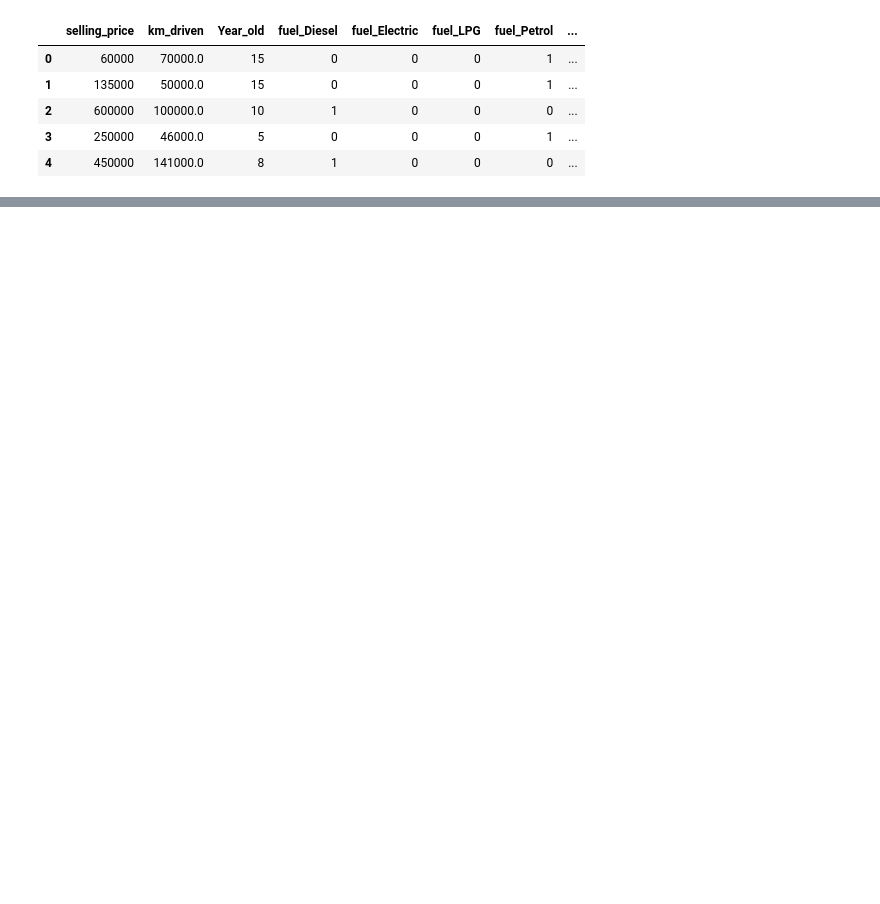
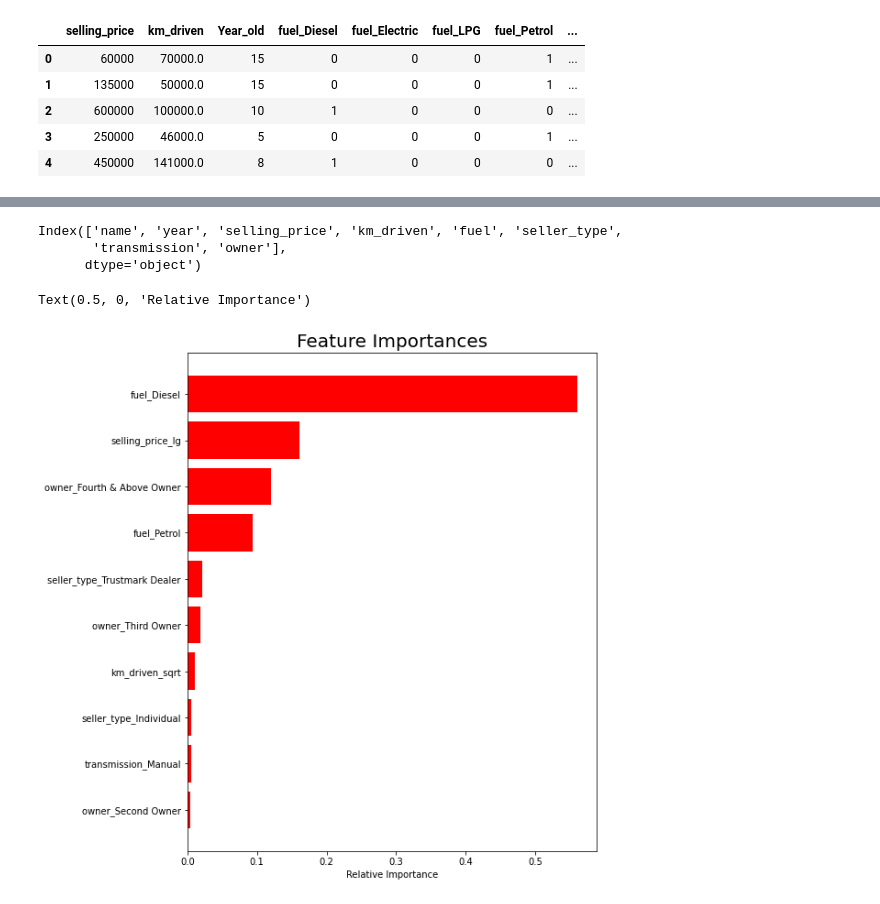
Before and after one commit to irfan7210/Car-details-price-prediction-short-project---on-car-dekho-dataset, a Jupyter notebook: car_details_price.ipynb, the cells around one changed output, grey strips where cells are left out. Cells and saved outputs as stored; diff of their text form; code cells hidden in the pictures; blank space fills up the shorter version.

```diff
--- a/car_details_price.ipynb
+++ b/car_details_price.ipynb
@@ -359,0 +466,7 @@ df1.head()
+# %%
+#importing library to split
+from sklearn.model_selection import train_test_split
+#dividing the data for training and testing
+x_train, x_test, y_train, y_test = train_test_split(x, y, test_size=0.20, random_state = 0)
+print(x_train.shape)
+print(x_test.shape)
@@ -359,0 +506,4 @@ df1.head()
+# %%
+from sklearn.linear_model import LinearRegression
+regression_model = LinearRegression()
+regression_model.fit(x_train, y_train)
@@ -359,0 +581,4 @@ df1.head()
+# %%
+from sklearn.tree import DecisionTreeRegressor
+decision_tree_model = DecisionTreeRegressor()
+decision_tree_model.fit(x_train, y_train)
@@ -359,0 +665,4 @@ df1.head()
+# %%
+from sklearn.ensemble import RandomForestRegressor
+random_forest_model = RandomForestRegressor()
+random_forest_model.fit(x_train, y_train)
@@ -359,0 +807,18 @@ df1.head()
+# %%
+df.columns
+# %% [output]
+Index(['name', 'year', 'selling_price', 'km_driven', 'fuel', 'seller_type',
+       'transmission', 'owner'],
+      dtype='object')
+# %%
+features = X.columns
+importances = random_forest_model.feature_importances_
+indices = np.argsort(importances)
+plt.figure(figsize=(8,10))
+plt.title('Feature Importances', fontsize=20)
+plt.barh(range(len(indices)), importances[indices], color='red', align='center')
+plt.yticks(range(len(indices)), features[indices])
+plt.xlabel('Relative Importance')
+# %% [output]
+Text(0.5, 0, 'Relative Importance')
+[figure, added]
```
Also changed, not shown: parts of 101 cells of this notebook.
